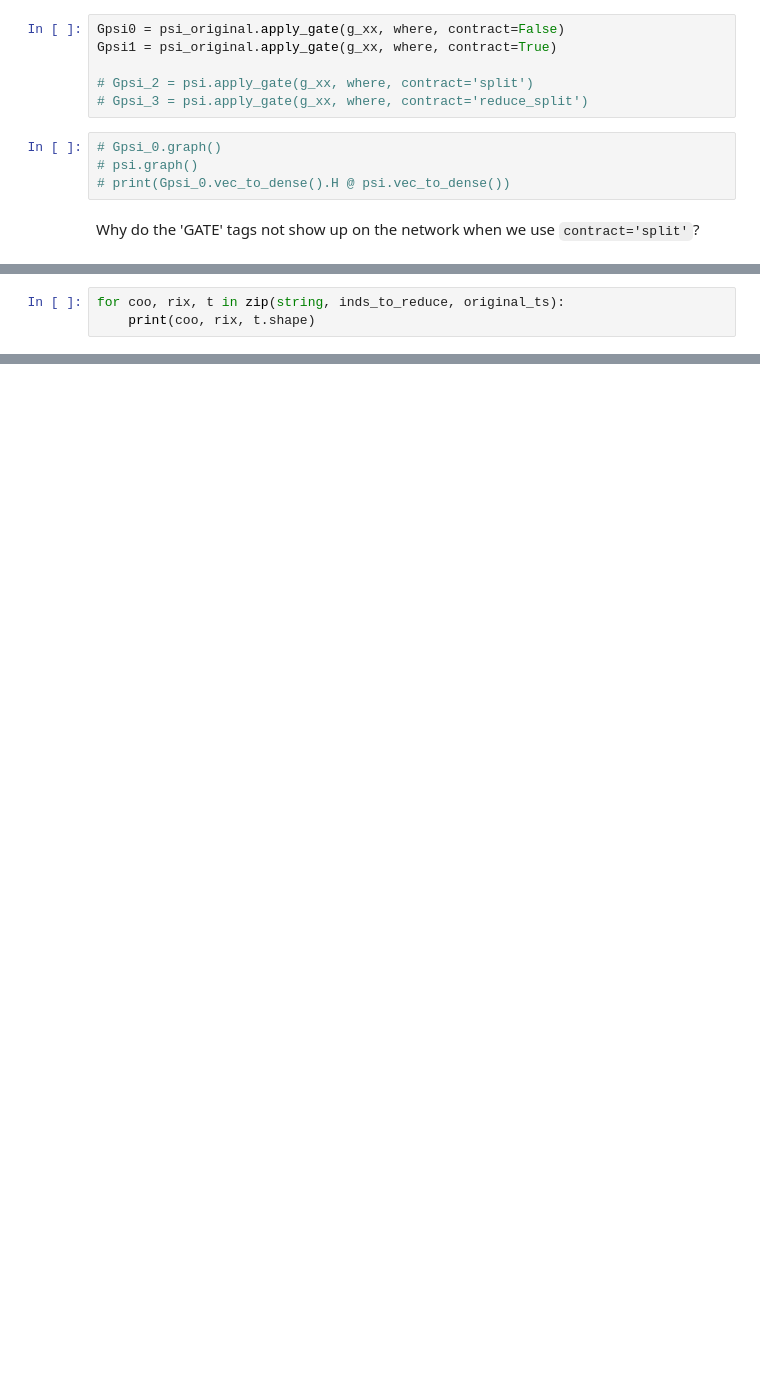
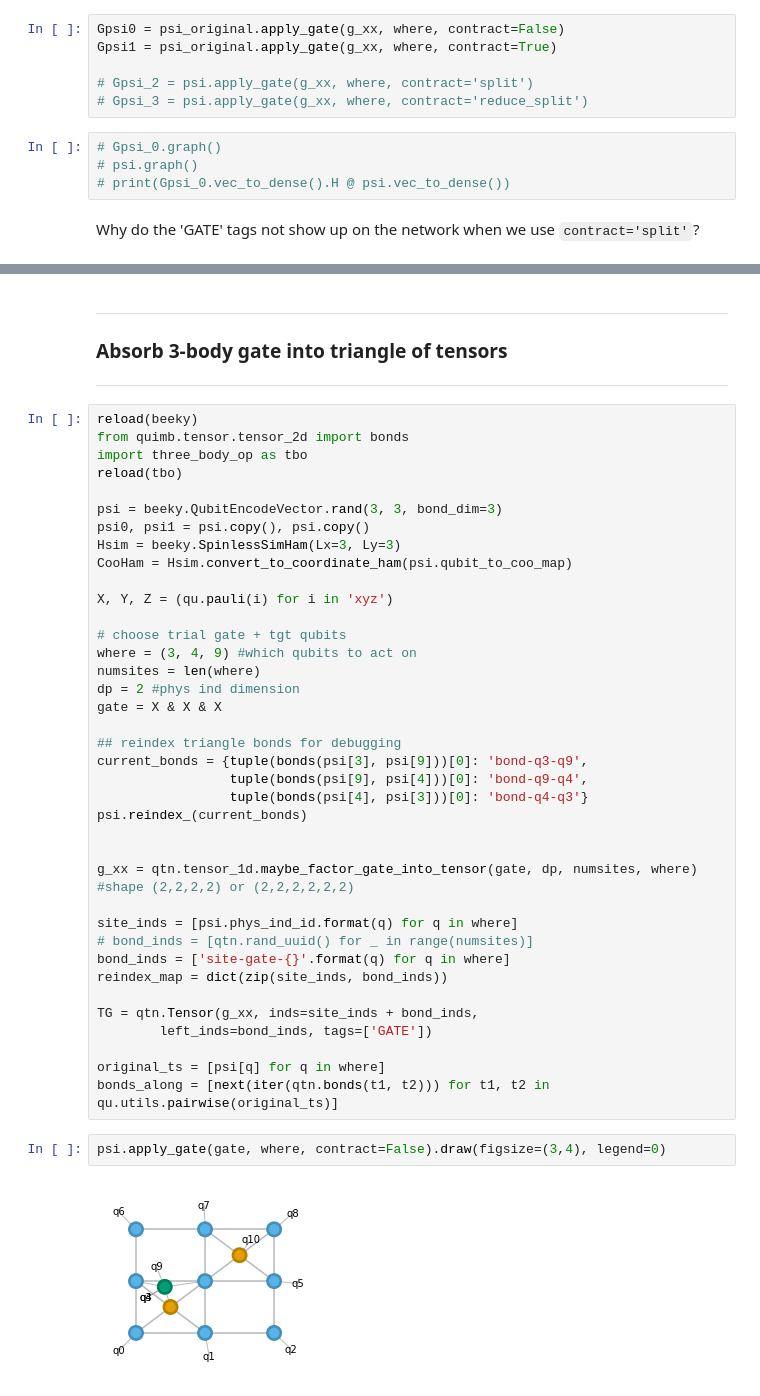
Before and after one commit to gabrielwoolls/fermion-encoding, a Jupyter notebook: Examples-Testing.ipynb, the cells around one changed output, grey strips where cells are left out. Cells and saved outputs as stored; diff of their text form; blank space fills up the shorter version.

Commit message:
Triangle_absorb working, but some bonds become d=1

```diff
--- a/Examples-Testing.ipynb
+++ b/Examples-Testing.ipynb
@@ -550,3 +519,0 @@ blob = tensor_contract(*inner_ts, TG)
-# %%
-for coo, rix, t in zip(string, inds_to_reduce, original_ts):
-    print(coo, rix, t.shape)
@@ -742,0 +649,46 @@ KeyboardInterrupt:
+# %% [markdown]
+***
+### Absorb 3-body gate into triangle of tensors
+***
+# %%
+reload(beeky)
+from quimb.tensor.tensor_2d import bonds
+import three_body_op as tbo
+reload(tbo)
+
+psi = beeky.QubitEncodeVector.rand(3, 3, bond_dim=3)
+psi0, psi1 = psi.copy(), psi.copy()
+Hsim = beeky.SpinlessSimHam(Lx=3, Ly=3)
+CooHam = Hsim.convert_to_coordinate_ham(psi.qubit_to_coo_map)
+
+X, Y, Z = (qu.pauli(i) for i in 'xyz')
+
+# choose trial gate + tgt qubits
+where = (3, 4, 9) #which qubits to act on
+numsites = len(where)
+dp = 2 #phys ind dimension
+gate = X & X & X
+
+## reindex triangle bonds for debugging
+current_bonds = {tuple(bonds(psi[3], psi[9]))[0]: 'bond-q3-q9',
+                 tuple(bonds(psi[9], psi[4]))[0]: 'bond-q9-q4',
+                 tuple(bonds(psi[4], psi[3]))[0]: 'bond-q4-q3'}
+psi.reindex_(current_bonds)
+
+
+g_xx = qtn.tensor_1d.maybe_factor_gate_into_tensor(gate, dp, numsites, where) #shape (2,2,2,2) or (2,2,2,2,2,2)
+
+site_inds = [psi.phys_ind_id.format(q) for q in where]
+# bond_inds = [qtn.rand_uuid() for _ in range(numsites)]
+bond_inds = ['site-gate-{}'.format(q) for q in where]
+reindex_map = dict(zip(site_inds, bond_inds))
+
+TG = qtn.Tensor(g_xx, inds=site_inds + bond_inds,
+        left_inds=bond_inds, tags=['GATE'])
+
+original_ts = [psi[q] for q in where]
+bonds_along = [next(iter(qtn.bonds(t1, t2))) for t1, t2 in qu.utils.pairwise(original_ts)]
+# %%
+psi.apply_gate(gate, where, contract=False).draw(figsize=(3,4), legend=0)
+# %% [output]
+[figure, added]
```
Also changed, not shown: parts of 23 cells of this notebook, 4 other files.
